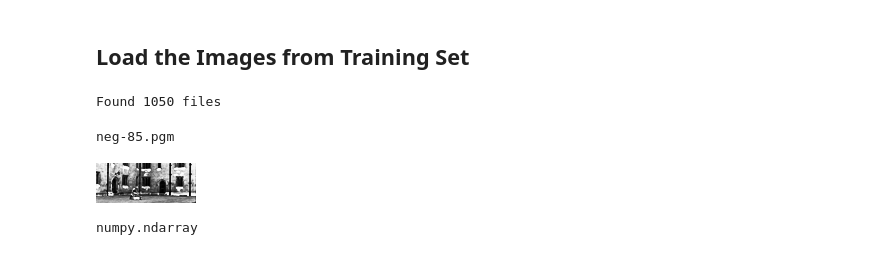
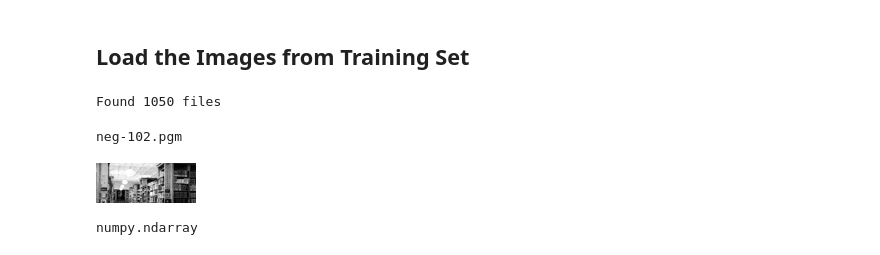
Before and after one commit to tuwien-musicir/DeepLearning_Tutorial, a Jupyter notebook: Car_recognition.ipynb, the cells around one changed output. Cells and saved outputs as stored; diff of their text form; code cells hidden in the pictures.

```diff
--- a/Car_recognition.ipynb
+++ b/Car_recognition.ipynb
@@ -63,12 +59,12 @@ for filename in files:
     with Image.open(filename) as img:
         images.append(np.array(img))
 # %%
-i=0
+i=5
 print image_names[i]
 Image.fromarray(images[i])
 # %% [output]
-neg-85.pgm
+neg-102.pgm
-[figure, old version]
+[figure, new version]
 # %%
 type(images[i])
 # %% [output]
```
Also changed, not shown: parts of 41 cells of this notebook.
